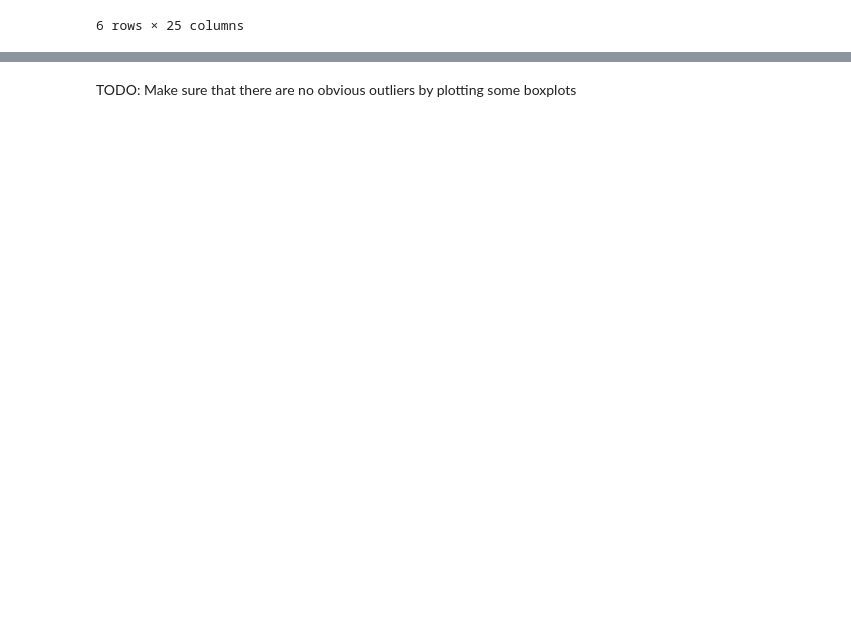
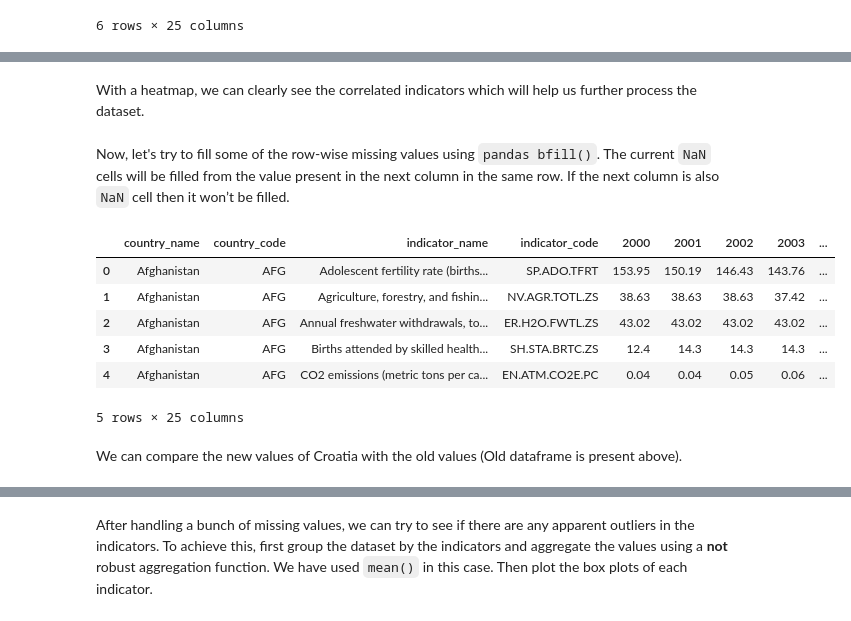
Before and after one commit to epfl-ada/ada-2021-project-hivemind, a Jupyter notebook: dataset_wdi.ipynb, the cells around one changed output, grey strips where cells are left out. Cells and saved outputs as stored; diff of their text form; code cells hidden in the pictures; blank space fills up the shorter version.

```diff
--- a/dataset_wdi.ipynb
+++ b/dataset_wdi.ipynb
@@ -175,5 +168,23 @@ TODO Use pandas bfill to interpolate missing values or something like that
+# %% [markdown]
+With a heatmap, we can clearly see the correlated indicators which will help us further process the
+dataset.
+# %% [markdown]
+Now, let's try to fill some of the row-wise missing values using `pandas bfill()`. The current `NaN`
+cells will be filled from the value present in the next column in the same row. If the next column
+is also `NaN` cell then it won’t be filled.
 # %%
 wdi_filled = wdi.bfill(axis=1)
+wdi_filled.head()
+# %% [output]
+|  | country_name | country_code | indicator_name | indicator_code | 2000 | 2001 | 2002 | 2003 | ... |
+| 0 | Afghanistan | AFG | Adolescent fertility rate (births... | SP.ADO.TFRT | 153.95 | 150.19 | 146.43 | 143.76 | ... |
+| 1 | Afghanistan | AFG | Agriculture, forestry, and fishin... | NV.AGR.TOTL.ZS | 38.63 | 38.63 | 38.63 | 37.42 | ... |
+| 2 | Afghanistan | AFG | Annual freshwater withdrawals, to... | ER.H2O.FWTL.ZS | 43.02 | 43.02 | 43.02 | 43.02 | ... |
+| 3 | Afghanistan | AFG | Births attended by skilled health... | SH.STA.BRTC.ZS | 12.4 | 14.3 | 14.3 | 14.3 | ... |
+| 4 | Afghanistan | AFG | CO2 emissions (metric tons per ca... | EN.ATM.CO2E.PC | 0.04 | 0.04 | 0.05 | 0.06 | ... |
+5 rows × 25 columns
+# %% [markdown]
+We can compare the new values of Croatia with the old values (Old dataframe is present above).
 # %%
 croatia_filled = wdi_filled[wdi_filled.country_name == "Croatia"]
 croatia_filled[croatia_filled.indicator_name.isin(interesting_indicators)]
@@ -186,8 +197,10 @@ croatia_filled[croatia_filled.indicator_name.isin(interesting_indicators)]
 | 2687 | Croatia | HRV | School enrollment, secondary (% g... | SE.SEC.ENRR | 85.53 | 85.76 | 86.87 | 88.34 | ... |
 | 2689 | Croatia | HRV | Surface area (sq. km) | AG.SRF.TOTL.K2 | 56540.0 | 56540.0 | 56540.0 | 56540.0 | ... |
 6 rows × 25 columns
-# %% [markdown]
-TODO: Make sure that there are no obvious outliers by plotting some boxplots
+# %% [markdown]
+After handling a bunch of missing values, we can try to see if there are any apparent outliers in the indicators.
+To achieve this, first group the dataset by the indicators and aggregate the values using a **not** robust
+aggregation function. We have used `mean()` in this case. Then plot the box plots of each indicator.
 # %%
 indicators_grouped = wdi.groupby(by=["indicator_name"], as_index=True)
 indicators_grouped.agg(['max', 'min', 'count', 'median', 'mean'])
```
Also changed, not shown: parts of 14 cells of this notebook.
